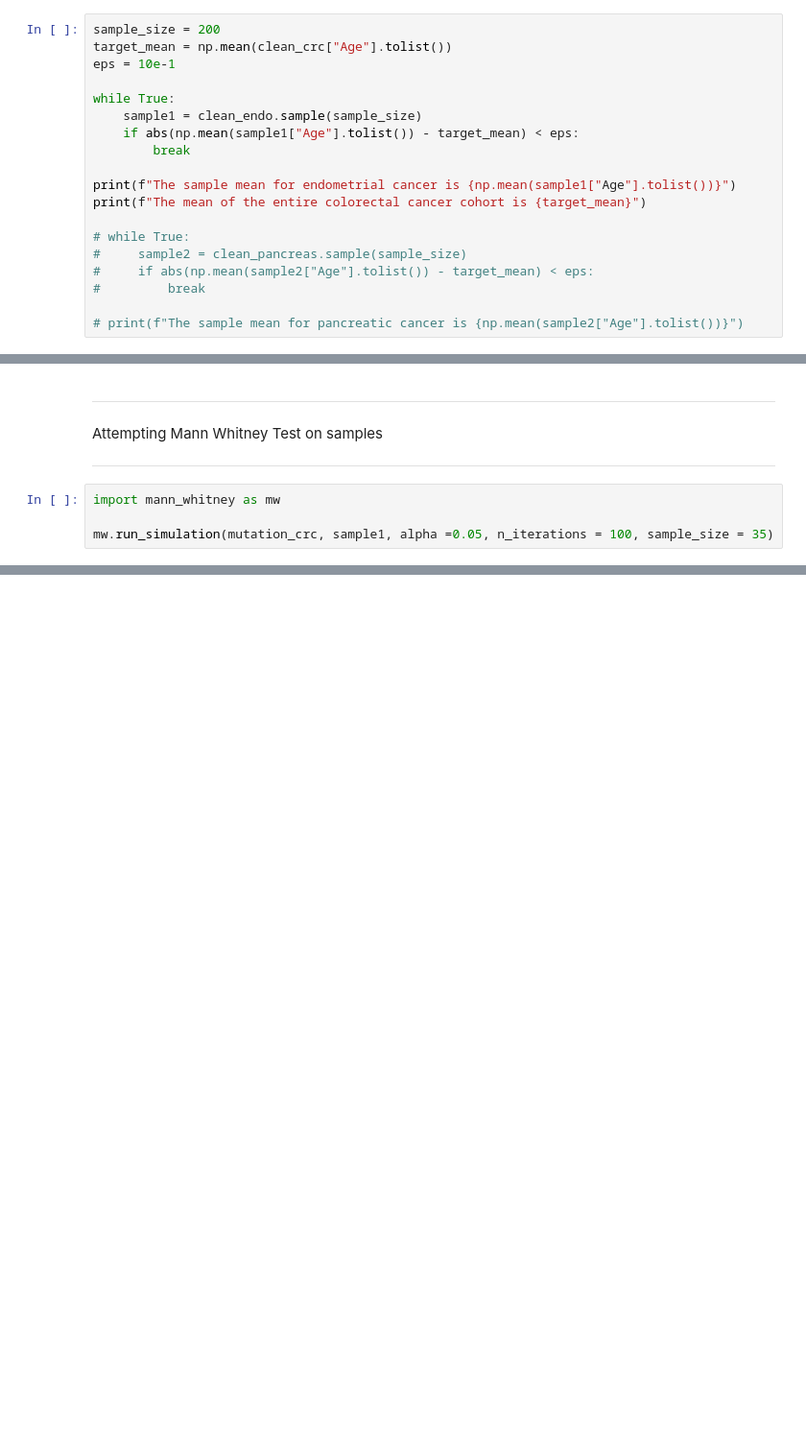
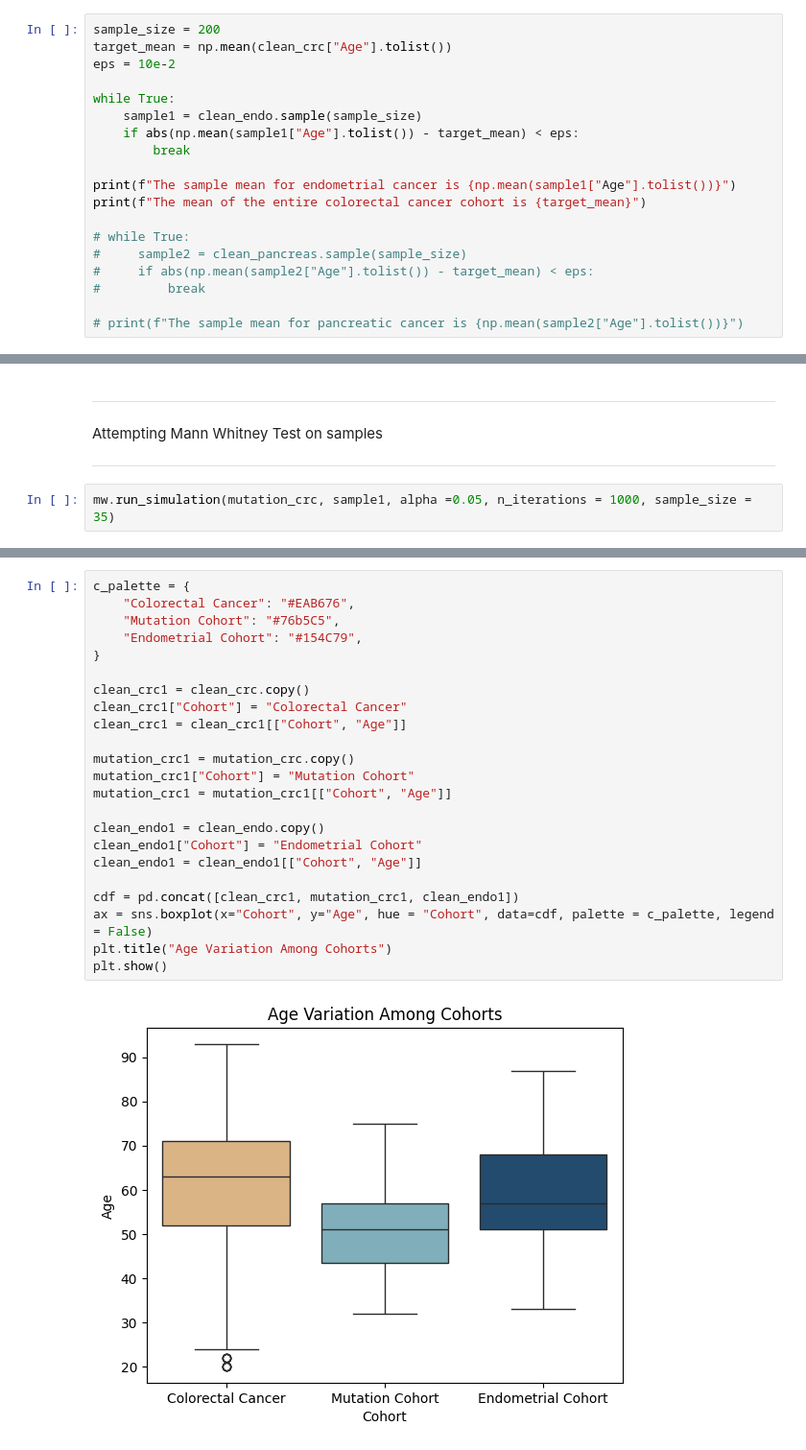
Before and after one commit to fredwdickinson/rscam-g6, a Jupyter notebook: Notebooks/nullcohort.ipynb, the cells around one changed output, grey strips where cells are left out. Shown at 96% size. Cells and saved outputs as stored; diff of their text form; blank space fills up the shorter version.

Commit message:
Added some visualisations

```diff
--- a/Notebooks/nullcohort.ipynb
+++ b/Notebooks/nullcohort.ipynb
@@ -144,7 +145,7 @@ Choosing a random sample such that the mean age is similar against the entire CR
 # %%
 sample_size = 200
 target_mean = np.mean(clean_crc["Age"].tolist())
-eps = 10e-1
+eps = 10e-2
 
 while True:
     sample1 = clean_endo.sample(sample_size)
@@ -169,7 +170,5 @@ Attempting Mann Whitney Test on samples
 
 ---
 # %%
-import mann_whitney as mw
-
-mw.run_simulation(mutation_crc, sample1, alpha =0.05, n_iterations = 100, sample_size = 35)
+mw.run_simulation(mutation_crc, sample1, alpha =0.05, n_iterations = 1000, sample_size = 35)
 # %% [output]
@@ -176,0 +186,25 @@ Rejections: 97 in 100 tests
+# %%
+c_palette = {
+    "Colorectal Cancer": "#EAB676",
+    "Mutation Cohort": "#76b5C5",
+    "Endometrial Cohort": "#154C79",
+}
+
+clean_crc1 = clean_crc.copy()
+clean_crc1["Cohort"] = "Colorectal Cancer"
+clean_crc1 = clean_crc1[["Cohort", "Age"]]
+
+mutation_crc1 = mutation_crc.copy()
+mutation_crc1["Cohort"] = "Mutation Cohort"
+mutation_crc1 = mutation_crc1[["Cohort", "Age"]]
+
+clean_endo1 = clean_endo.copy()
+clean_endo1["Cohort"] = "Endometrial Cohort"
+clean_endo1 = clean_endo1[["Cohort", "Age"]]
+
+cdf = pd.concat([clean_crc1, mutation_crc1, clean_endo1])
+ax = sns.boxplot(x="Cohort", y="Age", hue = "Cohort", data=cdf, palette = c_palette, legend = False)
+plt.title("Age Variation Among Cohorts")
+plt.show()
+# %% [output]
+[figure, added]
```
Also changed, not shown: parts of 6 cells of this notebook.
